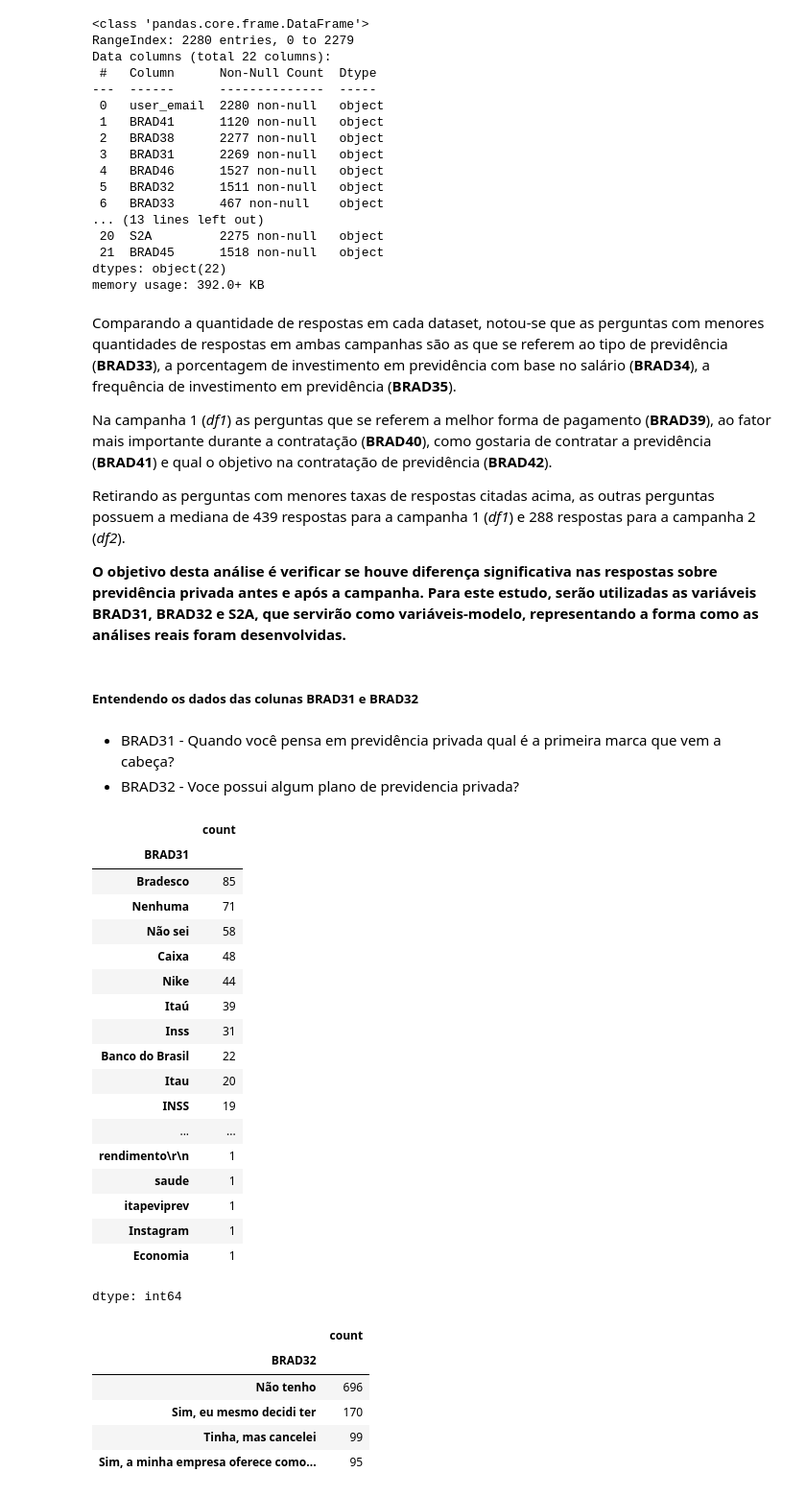
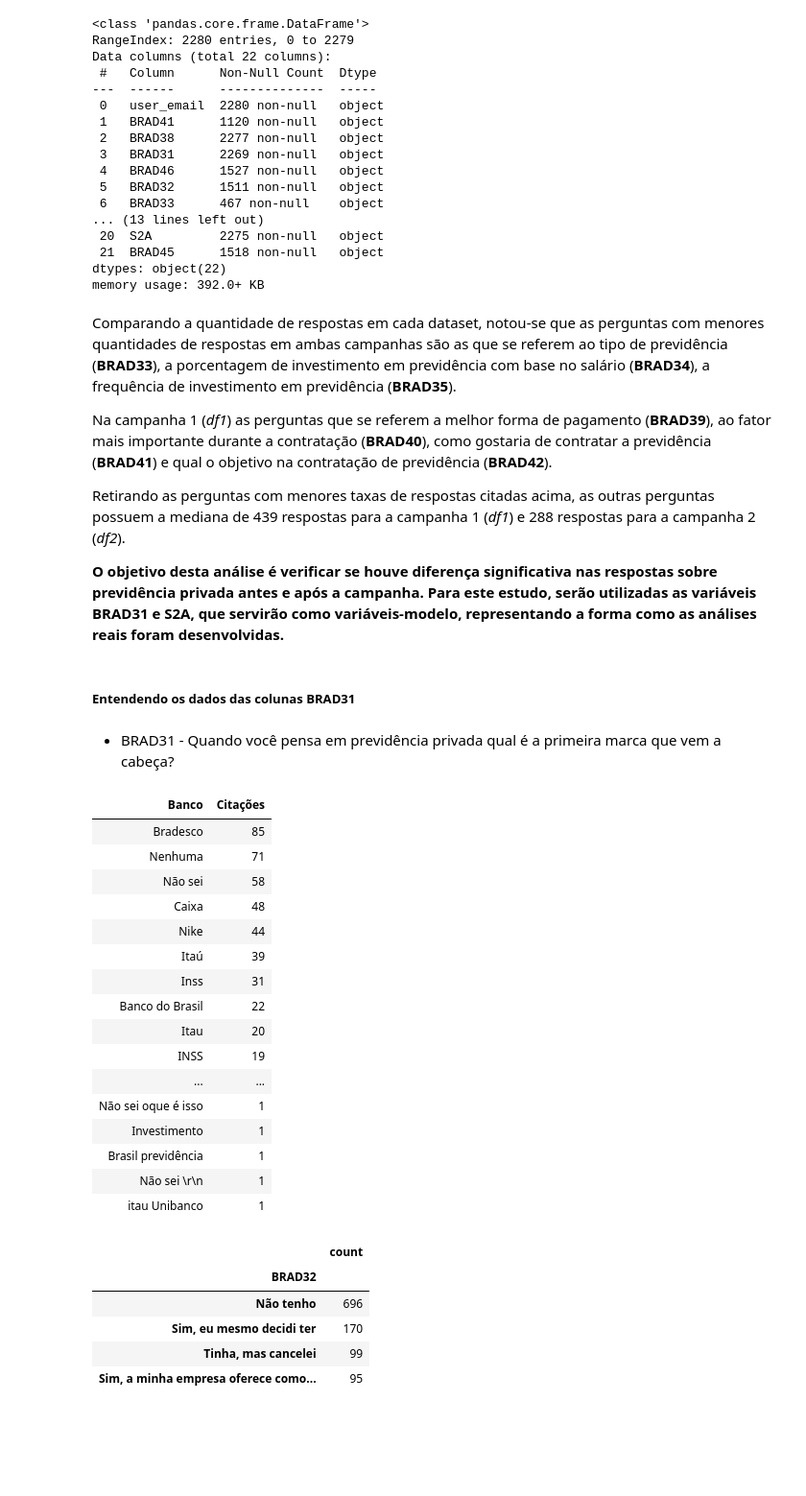
Before and after one commit to adhalya/Analise_Campanha_Credito, a Jupyter notebook: Análise_Campanha_de_Crédito.ipynb, the cells around one changed output. Shown at 96% size. Cells and saved outputs as stored; diff of their text form; code cells hidden in the pictures; blank space fills up the shorter version.

```diff
--- a/Análise_Campanha_de_Crédito.ipynb
+++ b/Análise_Campanha_de_Crédito.ipynb
@@ -131,36 +131,43 @@ Na campanha 1 (*df1*) as perguntas que se referem a melhor forma de pagamento (*
 
 Retirando as perguntas com menores taxas de respostas citadas acima, as outras perguntas possuem a mediana de 439 respostas para a campanha 1 (*df1*) e 288 respostas para a campanha 2 (*df2*).
 
-**O objetivo desta análise é verificar se houve diferença significativa nas respostas sobre previdência privada antes e após a campanha. Para este estudo, serão utilizadas as variáveis BRAD31, BRAD32 e S2A, que servirão como variáveis-modelo, representando a forma como as análises reais foram desenvolvidas.**
+**O objetivo desta análise é verificar se houve diferença significativa nas respostas sobre previdência privada antes e após a campanha. Para este estudo, serão utilizadas as variáveis BRAD31 e S2A, que servirão como variáveis-modelo, representando a forma como as análises reais foram desenvolvidas.**
 # %% [markdown]
-##### Entendendo os dados das colunas BRAD31 e BRAD32
+##### Entendendo os dados das colunas BRAD31
 # %% [markdown]
 *   BRAD31 - Quando você pensa em previdência privada qual é a primeira marca que vem a cabeça?
-*   BRAD32 - Voce possui algum plano de previdencia privada?
-# %%
-# Identificando todos os valores únicos
-BRAD31 = df1.value_counts('BRAD31').sort_values(ascending=False)
-BRAD31
-# %% [output]
-|  | count |
-| BRAD31 |  |
-| Bradesco | 85 |
-| Nenhuma | 71 |
-| Não sei | 58 |
-| Caixa | 48 |
-| Nike | 44 |
-| Itaú | 39 |
-| Inss | 31 |
-| Banco do Brasil | 22 |
-| Itau | 20 |
-| INSS | 19 |
-| ... | ... |
-| rendimento\r\n | 1 |
-| saude | 1 |
-| itapeviprev | 1 |
-| Instagram | 1 |
-| Economia | 1 |
-dtype: int64
+# %%
+import pandas as pd
+from IPython.display import display, HTML
+
+# Supondo que BRAD31 já foi criado
+BRAD31 = df1['BRAD31'].value_counts().sort_values(ascending=False).reset_index()
+BRAD31.columns = ['Banco', 'Citações']
+
+# Transformar em HTML com scroll
+display(HTML(f"""
+<div style="height:300px; overflow:auto; border:1px solid lightgray;">
+    {BRAD31.to_html(index=False)}
+</div>
+"""))
+# %% [output]
+| Banco | Citações |
+| Bradesco | 85 |
+| Nenhuma | 71 |
+| Não sei | 58 |
+| Caixa | 48 |
+| Nike | 44 |
+| Itaú | 39 |
+| Inss | 31 |
+| Banco do Brasil | 22 |
+| Itau | 20 |
+| INSS | 19 |
+| ... | ... |
+| Não sei oque é isso | 1 |
+| Investimento | 1 |
+| Brasil previdência | 1 |
+| Não sei \r\n | 1 |
+| itau Unibanco | 1 |
 # %%
 BRAD32 = df1.value_counts('BRAD32')
 BRAD32
```
